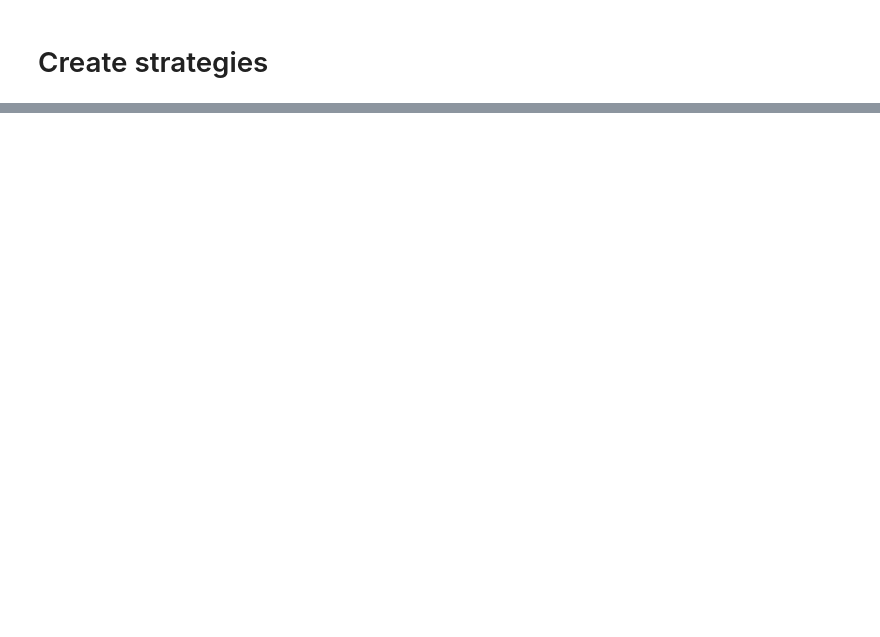
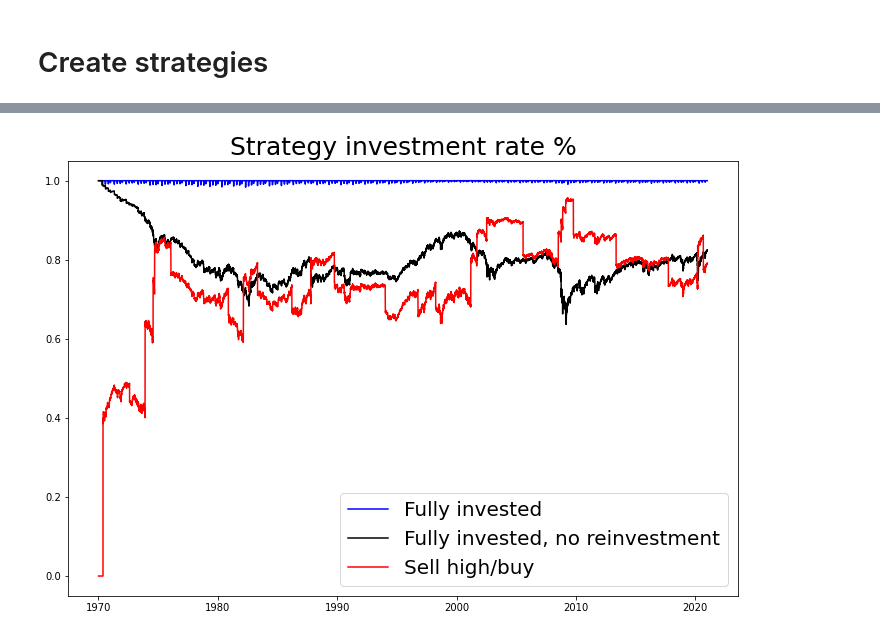
Before and after one commit to eelisgit/backtest, a Jupyter notebook: backtest_sp500.ipynb, the cells around one changed output, grey strips where cells are left out. Saved outputs shown, nothing was run; the diff lists cells and outputs as text; code cells hidden in the pictures; blank space fills up the shorter version.

```diff
--- a/backtest_sp500.ipynb
+++ b/backtest_sp500.ipynb
@@ -127,0 +91,4 @@ return_series
+# %%
+plot_investment_rate(strats)
+# %% [output]
+[figure, added]
```
Also changed, not shown: parts of 14 cells of this notebook, 4 other files.
